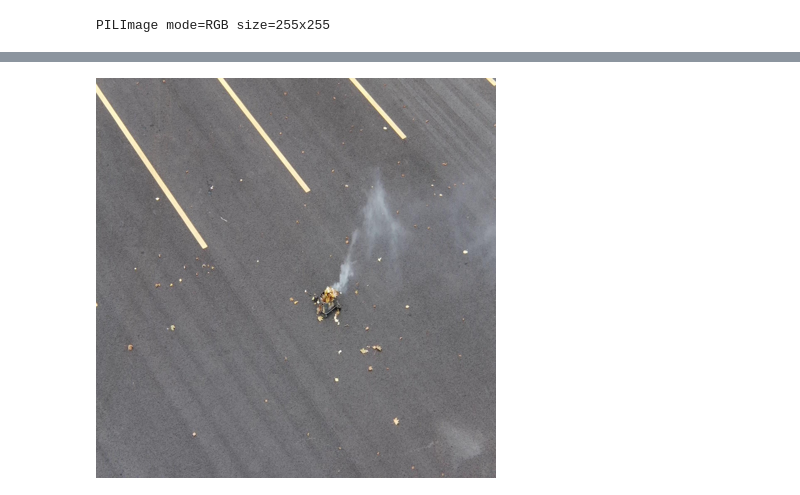
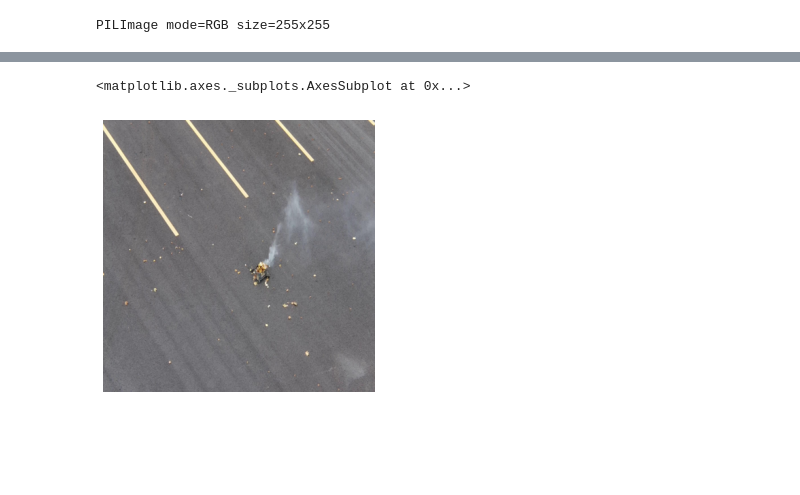
Before and after one commit to qiaolinhan/giao, a Jupyter notebook: havingfun/detecting/segmentation/unet34/Attention U-res34-infastai 2.ipynb, the cells around one changed output, grey strips where cells are left out. Drawn from its saved outputs; the diff is of its cells as text; code cells hidden in the pictures; blank space fills up the shorter version.

```diff
--- a/havingfun/detecting/segmentation/unet34/Attention U-res34-infastai 2.ipynb
+++ b/havingfun/detecting/segmentation/unet34/Attention U-res34-infastai 2.ipynb
@@ -213,15 +220,17 @@ plt.imshow(seg_map)
 # %%
 # one time test
 import cv2
 import numpy as np
 from PIL import Image
 
 img = cv2.imread('/home/qiao/dev/giao/datasets/bounding/images/DJI_20211017111122_0003_Z_MP4_1.png')
 
 # You may need to convert the color.
 img = cv2.cvtColor(img, cv2.COLOR_BGR2RGB)
-im_pil = Image.fromarray(img).resize((400, 400))
-im_pil.show()
+im_pilimgimg = Image.fromarray(img).resize((400, 400))
+img_pil = PILImage(im_pilimgimg)
+img_pil.show()
 # %% [output]
+<matplotlib.axes._subplots.AxesSubplot at 0x...>
-[figure, old version]
+[figure, new version]
 # %%
```
Also changed, not shown: parts of 26 cells of this notebook, 2 other files.
